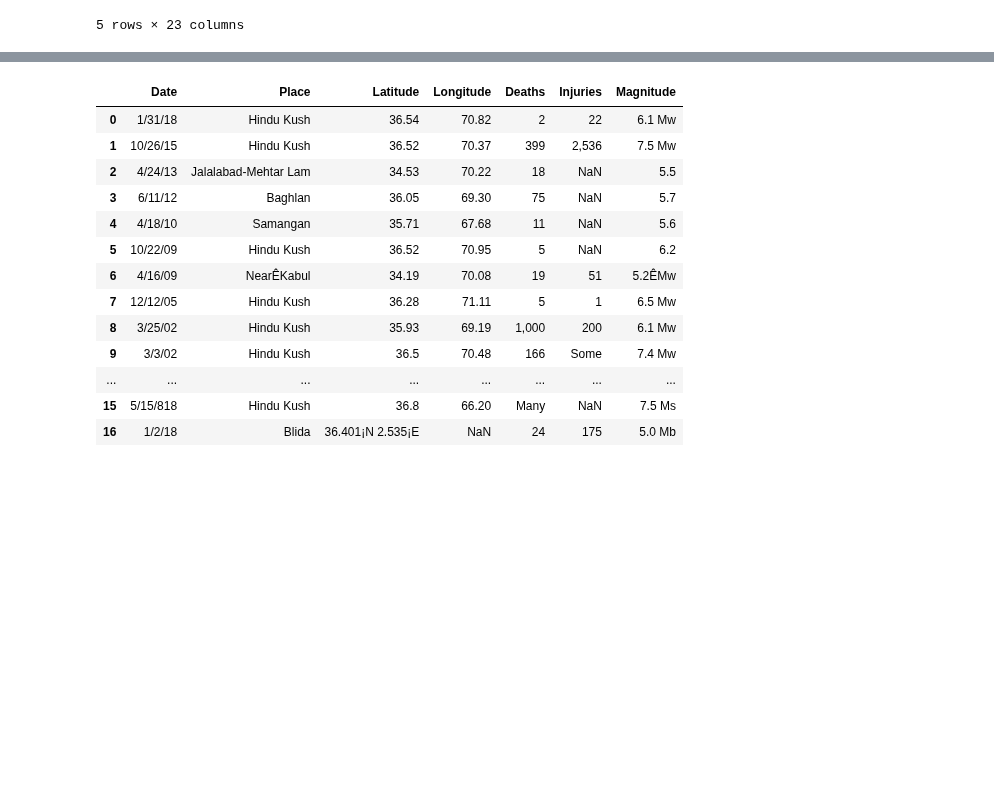
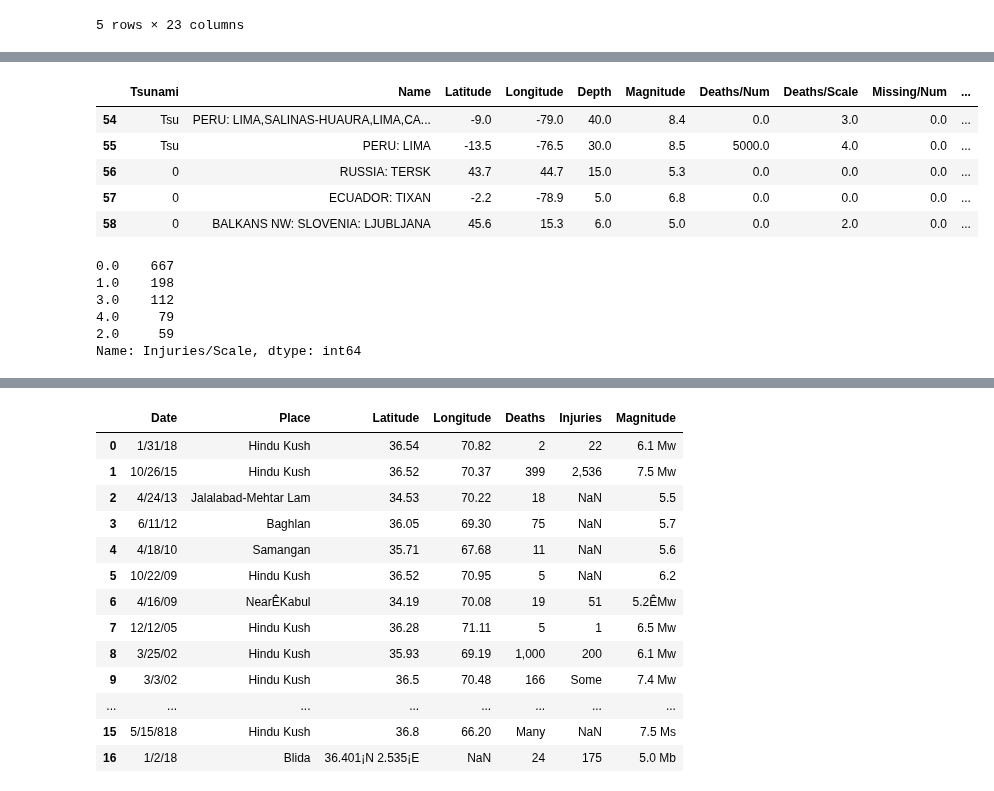
Before and after one commit to labs13-quake-viewer/ds-notebooks, a Jupyter notebook: Earthquake-Damage.ipynb, the cells around one changed output, grey strips where cells are left out. Drawn from its saved outputs; the diff is of its cells as text; code cells hidden in the pictures; blank space fills up the shorter version.

```diff
--- a/Earthquake-Damage.ipynb
+++ b/Earthquake-Damage.ipynb
@@ -84,0 +106,19 @@ damage.head()
+# %%
+damage_used = damage_used.fillna(0.0)
+damage_used.head()
+# %% [output]
+|  | Tsunami | Name | Latitude | Longitude | Depth | Magnitude | Deaths/Num | Deaths/Scale | Missing/Num | ... |
+| 54 | Tsu | PERU: LIMA,SALINAS-HUAURA,LIMA,CA... | -9.0 | -79.0 | 40.0 | 8.4 | 0.0 | 3.0 | 0.0 | ... |
+| 55 | Tsu | PERU: LIMA | -13.5 | -76.5 | 30.0 | 8.5 | 5000.0 | 4.0 | 0.0 | ... |
+| 56 | 0 | RUSSIA: TERSK | 43.7 | 44.7 | 15.0 | 5.3 | 0.0 | 0.0 | 0.0 | ... |
+| 57 | 0 | ECUADOR: TIXAN | -2.2 | -78.9 | 5.0 | 6.8 | 0.0 | 0.0 | 0.0 | ... |
+| 58 | 0 | BALKANS NW: SLOVENIA: LJUBLJANA | 45.6 | 15.3 | 6.0 | 5.0 | 0.0 | 2.0 | 0.0 | ... |
+# %%
+damage_used['Injuries/Scale'].value_counts()
+# %% [output]
+0.0    667
+1.0    198
+3.0    112
+4.0     79
+2.0     59
+Name: Injuries/Scale, dtype: int64
```
Also changed, not shown: parts of 13 cells of this notebook.
